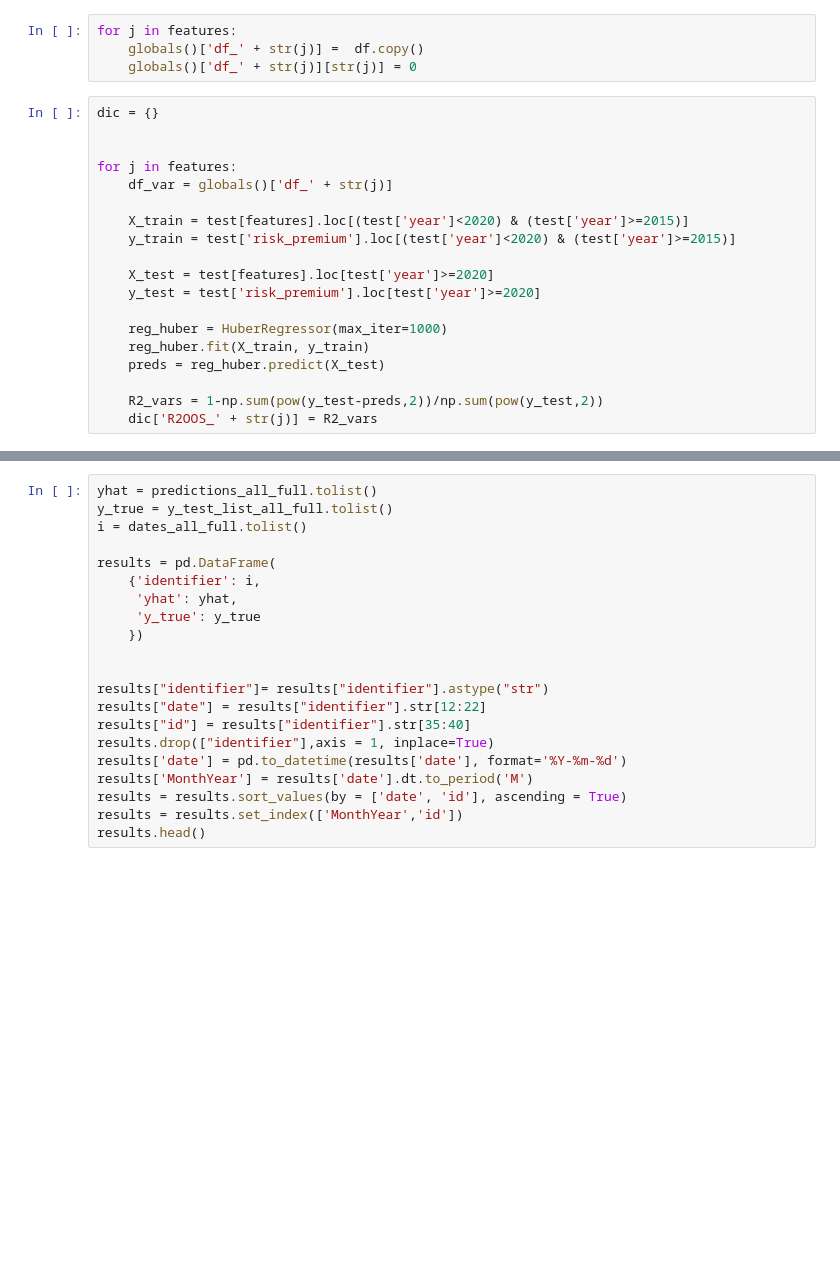
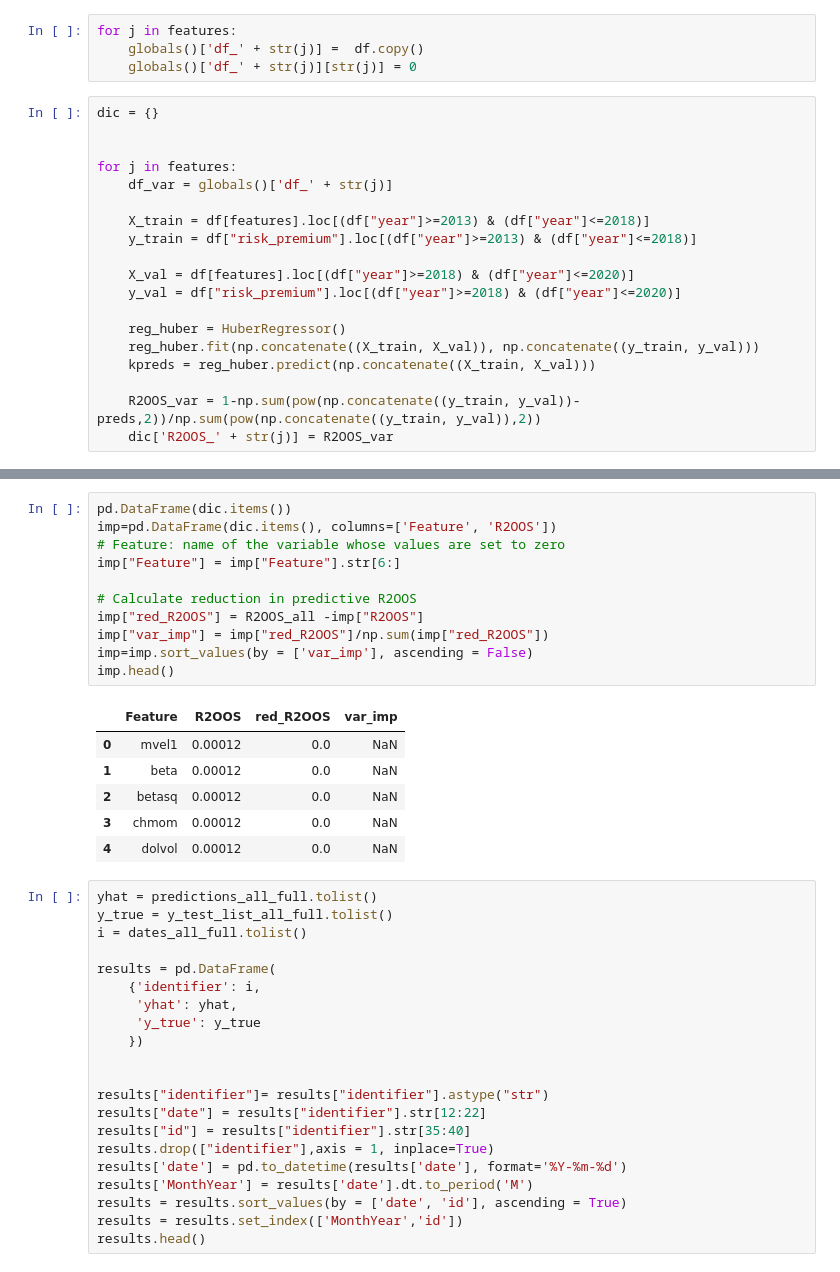
Before and after one commit to KidQuant/Taming-The-Factor-Zoo, a Jupyter notebook: 4.3_HuberReg.ipynb, the cells around one changed output, grey strips where cells are left out. Drawn from its saved outputs; the diff is of its cells as text; blank space fills up the shorter version.

```diff
--- a/4.3_HuberReg.ipynb
+++ b/4.3_HuberReg.ipynb
@@ -330,17 +346,17 @@ dic = {}
 for j in features:
     df_var = globals()['df_' + str(j)]
 
-    X_train = test[features].loc[(test['year']<2020) & (test['year']>=2015)]
-    y_train = test['risk_premium'].loc[(test['year']<2020) & (test['year']>=2015)]
+    X_train = df[features].loc[(df["year"]>=2013) & (df["year"]<=2018)]
+    y_train = df["risk_premium"].loc[(df["year"]>=2013) & (df["year"]<=2018)]
 
-    X_test = test[features].loc[test['year']>=2020]
-    y_test = test['risk_premium'].loc[test['year']>=2020]
+    X_val = df[features].loc[(df["year"]>=2018) & (df["year"]<=2020)]
+    y_val = df["risk_premium"].loc[(df["year"]>=2018) & (df["year"]<=2020)]
 
-    reg_huber = HuberRegressor(max_iter=1000)
-    reg_huber.fit(X_train, y_train)
-    preds = reg_huber.predict(X_test)
+    reg_huber = HuberRegressor()
+    reg_huber.fit(np.concatenate((X_train, X_val)), np.concatenate((y_train, y_val)))
+    kpreds = reg_huber.predict(np.concatenate((X_train, X_val)))
 
-    R2_vars = 1-np.sum(pow(y_test-preds,2))/np.sum(pow(y_test,2))
-    dic['R2OOS_' + str(j)] = R2_vars
+    R2OOS_var = 1-np.sum(pow(np.concatenate((y_train, y_val))-preds,2))/np.sum(pow(np.concatenate((y_train, y_val)),2))
+    dic['R2OOS_' + str(j)] = R2OOS_var
 # %%
 dic
@@ -347,3 +381,21 @@ dic
+# %%
+pd.DataFrame(dic.items())
+imp=pd.DataFrame(dic.items(), columns=['Feature', 'R2OOS'])
+# Feature: name of the variable whose values are set to zero
+imp["Feature"] = imp["Feature"].str[6:]
+
+# Calculate reduction in predictive R2OOS
+imp["red_R2OOS"] = R2OOS_all -imp["R2OOS"]
+imp["var_imp"] = imp["red_R2OOS"]/np.sum(imp["red_R2OOS"])
+imp=imp.sort_values(by = ['var_imp'], ascending = False)
+imp.head()
+# %% [output]
+|  | Feature | R2OOS | red_R2OOS | var_imp |
+| 0 | mvel1 | 0.00012 | 0.0 | NaN |
+| 1 | beta | 0.00012 | 0.0 | NaN |
+| 2 | betasq | 0.00012 | 0.0 | NaN |
+| 3 | chmom | 0.00012 | 0.0 | NaN |
+| 4 | dolvol | 0.00012 | 0.0 | NaN |
 # %%
 yhat = predictions_all_full.tolist()
 y_true = y_test_list_all_full.tolist()
```
Also changed, not shown: parts of 9 cells of this notebook, 3 other files.
